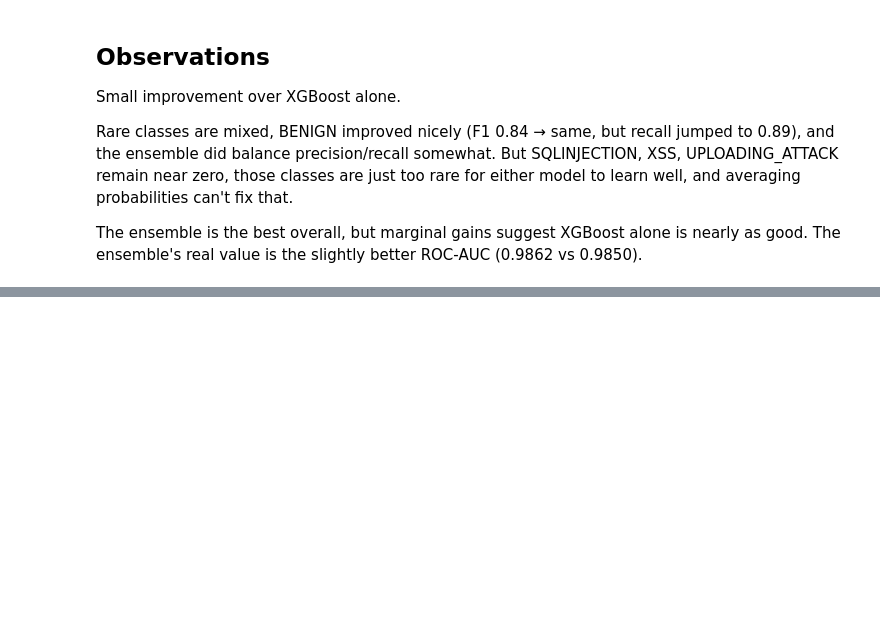
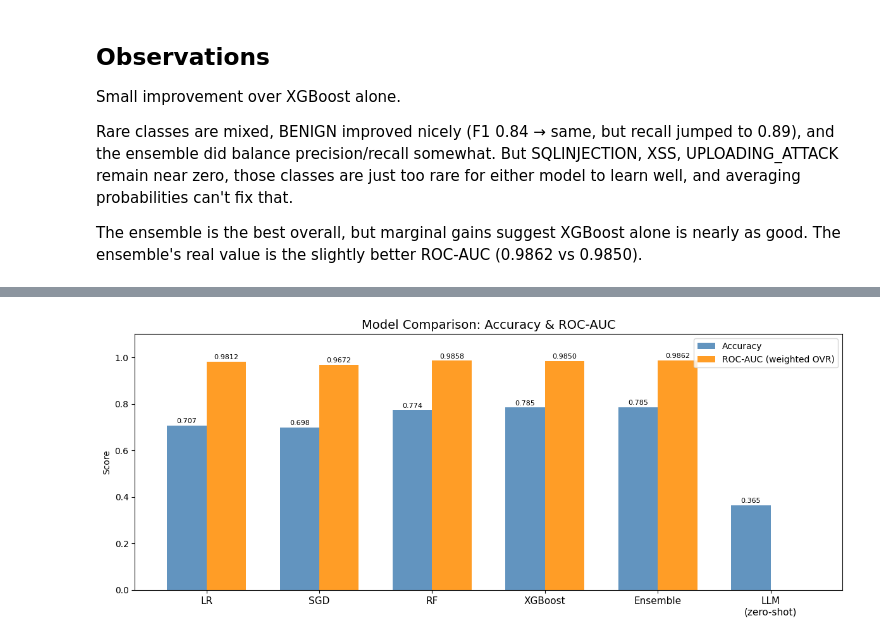
Before and after one commit to joetes98/CSCI-5742-Project, a Jupyter notebook: baselines_CICIoT2023.ipynb, the cells around one changed output, grey strips where cells are left out. Saved outputs shown, nothing was run; the diff lists cells and outputs as text; code cells hidden in the pictures; blank space fills up the shorter version.

Commit message:
added new graphs for demo and intro for demo

```diff
--- a/baselines_CICIoT2023.ipynb
+++ b/baselines_CICIoT2023.ipynb
@@ -610,0 +615,34 @@ ensemble's real value is the slightly better ROC-AUC (0.9862 vs 0.9850).
+# %%
+fig, ax = plt.subplots(figsize=(12, 5))
+
+model_names = ['LR', 'SGD', 'RF', 'XGBoost', 'Ensemble', 'LLM\n(zero-shot)']
+accs = [accuracy, accuracy_svm, accuracy_rf, accuracy_xgb, accuracy_ensemble, accuracy_llm]
+rocs = [roc_auc, roc_auc_svm, roc_auc_rf, roc_auc_xgb, roc_auc_ensemble, None]
+
+x = np.arange(len(model_names))
+w = 0.35
+
+bars1 = ax.bar(x - w/2, accs, w, label='Accuracy', color='steelblue', alpha=0.85)
+roc_vals = [r if r is not None else 0 for r in rocs]
+bars2 = ax.bar(x + w/2, roc_vals, w, label='ROC-AUC (weighted OVR)', color='darkorange', alpha=0.85)
+
+ax.set_ylim(0, 1.1)
+ax.set_xticks(x)
+ax.set_xticklabels(model_names, fontsize=11)
+ax.set_title('Model Comparison: Accuracy & ROC-AUC', fontsize=14)
+ax.set_ylabel('Score')
+ax.legend()
+
+for bar in bars1:
+    ax.text(bar.get_x() + bar.get_width()/2, bar.get_height() + 0.005,
+            f'{bar.get_height():.3f}', ha='center', va='bottom', fontsize=8)
+for i, bar in enumerate(bars2):
+    if rocs[i] is not None:
+        ax.text(bar.get_x() + bar.get_width()/2, bar.get_height() + 0.005,
+                f'{bar.get_height():.4f}', ha='center', va='bottom', fontsize=8)
+
+plt.tight_layout()
+plt.savefig('model_comparison.png', dpi=150, bbox_inches='tight')
+plt.show()
+# %% [output]
+[figure, added]
```
Also changed, not shown: parts of 16 cells of this notebook, 1 other file.
